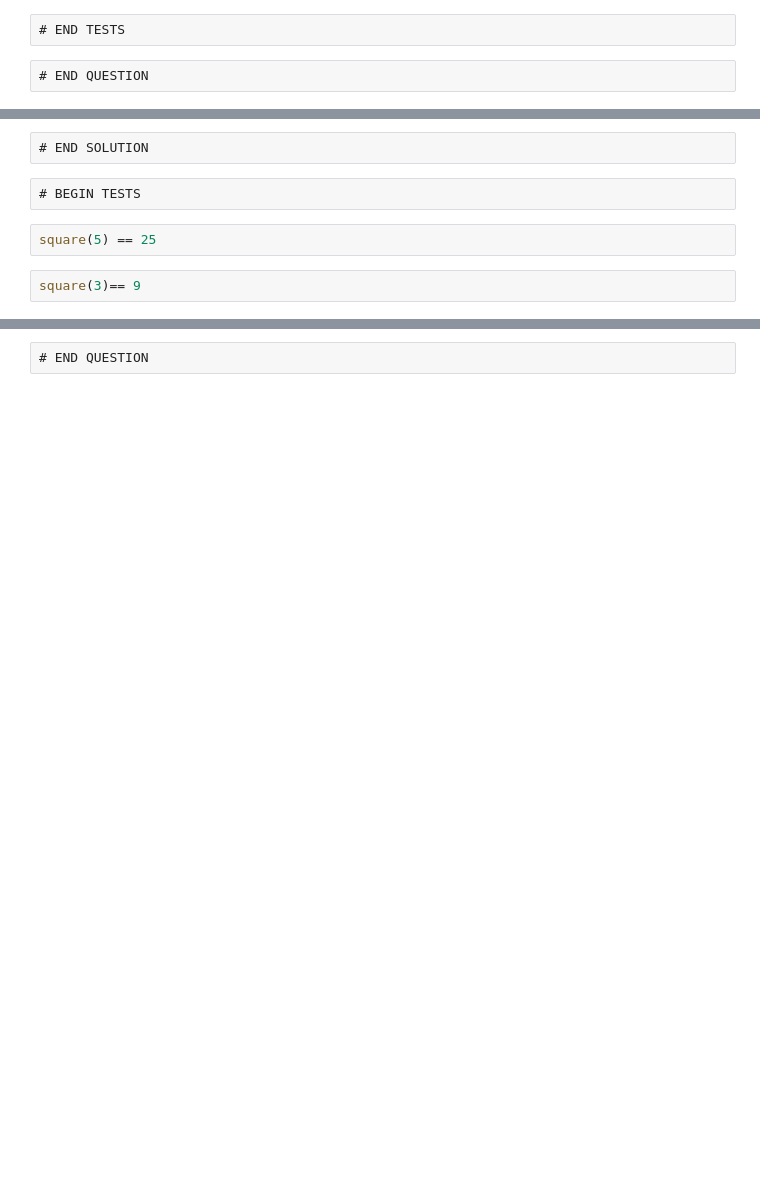
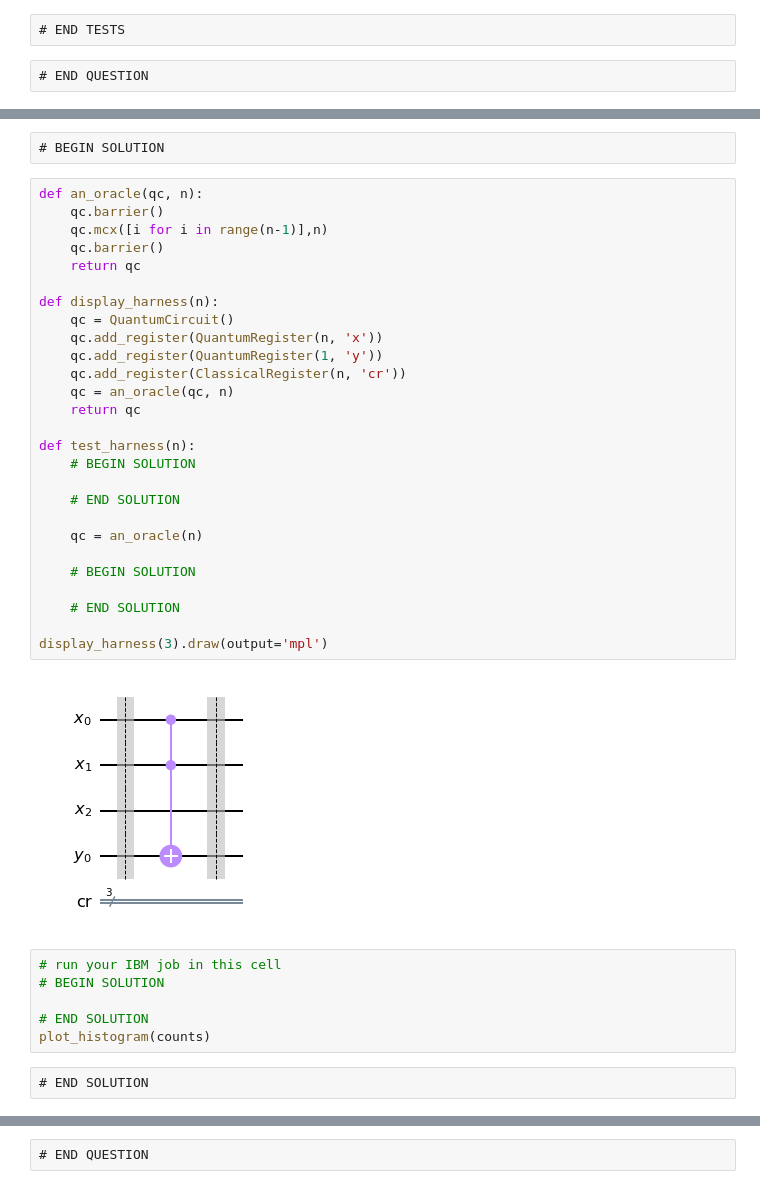
Before and after one commit to ProfRonCytron/ZeboCopy, a Jupyter notebook: exercises/qiskit/q4/q4.ipynb, the cells around one changed output, grey strips where cells are left out. Saved outputs shown, nothing was run; the diff lists cells and outputs as text; blank space fills up the shorter version.

```diff
--- a/exercises/qiskit/q4/q4.ipynb
+++ b/exercises/qiskit/q4/q4.ipynb
@@ -244,8 +300,39 @@ def square(x):
+# %% [raw]
+# BEGIN SOLUTION
+# %%
+def an_oracle(qc, n):
+    qc.barrier()
+    qc.mcx([i for i in range(n-1)],n)
+    qc.barrier()
+    return qc
+
+def display_harness(n):
+    qc = QuantumCircuit()
+    qc.add_register(QuantumRegister(n, 'x'))
+    qc.add_register(QuantumRegister(1, 'y'))
+    qc.add_register(ClassicalRegister(n, 'cr'))
+    qc = an_oracle(qc, n)
+    return qc
+
+def test_harness(n):
+    # BEGIN SOLUTION
+
+    # END SOLUTION
+
+    qc = an_oracle(n)
+
+    # BEGIN SOLUTION
+
+    # END SOLUTION
+
+display_harness(3).draw(output='mpl')
+# %% [output]
+[figure, added]
+# %%
+# run your IBM job in this cell
+# BEGIN SOLUTION
+
+# END SOLUTION
+plot_histogram(counts)
 # %% [raw]
 # END SOLUTION
-# %% [raw]
-# BEGIN TESTS
-# %%
-square(5) == 25
-# %%
-square(3)== 9
```
Also changed, not shown: parts of 23 cells of this notebook.
